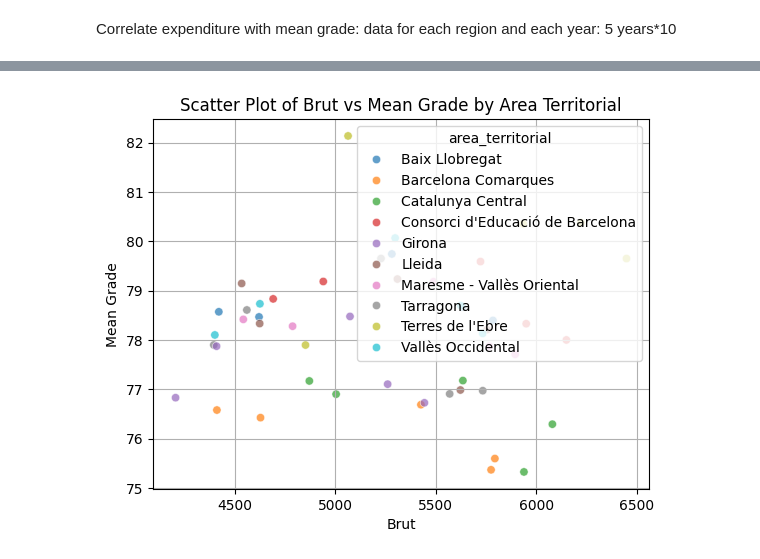
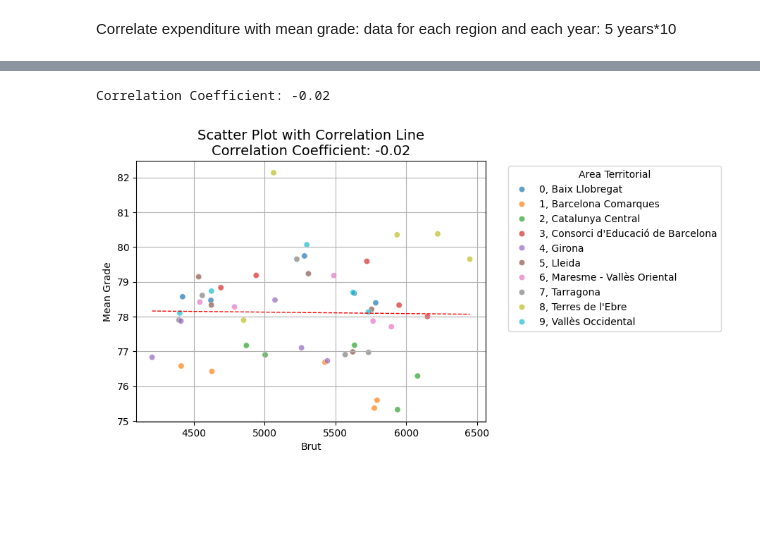
Before and after one commit to edejuan2002/avdm_Competecies, a Jupyter notebook: Eduardo/ed_approach.ipynb, the cells around one changed output, grey strips where cells are left out. Cells and saved outputs as stored; diff of their text form; code cells hidden in the pictures; blank space fills up the shorter version.

```diff
--- a/Eduardo/ed_approach.ipynb
+++ b/Eduardo/ed_approach.ipynb
@@ -373,15 +308,36 @@ plt.show()
+# %%
+df_corrs2 = df_corrs.copy()
+df_corrs2['area_territorial'] = (df_corrs.index % 10).astype(str) + ', ' + df_corrs['area_territorial']
 # %%
-# Scatter plot with Seaborn
-sns.scatterplot(data=df_corrs, x='brut_per_alumne', y='mean_grade', hue='area_territorial', alpha=0.7)
+# Calculate the correlation coefficient
+corr_coeff = np.corrcoef(df_corrs2['brut_per_alumne'], df_corrs2['mean_grade'])[0, 1]
+print(f"Correlation Coefficient: {corr_coeff:.2f}")
+
+# Scatter plot with regression line
+sns.scatterplot(data=df_corrs2, x='brut_per_alumne', y='mean_grade', hue='area_territorial', alpha=0.7)
+
+# Add the regression line with thinner and dashed style
+sns.regplot(
+    data=df_corrs2,
+    x='brut_per_alumne',
+    y='mean_grade',
+    scatter=False,
+    color='red',
+    ci=None,
+    line_kws={'linestyle': '--', 'linewidth': 1}  # Dashed line and thinner width
+)
 
 # Customize the plot
-plt.title('Scatter Plot of Brut vs Mean Grade by Area Territorial')
+plt.title(f'Scatter Plot with Correlation Line\nCorrelation Coefficient: {corr_coeff:.2f}', fontsize=14)
 plt.xlabel('Brut')
 plt.ylabel('Mean Grade')
-# plt.legend(title='Area Territorial')
 plt.grid(True)
+
+# Move the legend outside the plot
+plt.legend(title='Area Territorial', bbox_to_anchor=(1.05, 1), loc='upper left')
 
 # Show the plot
 plt.show()
 # %% [output]
+Correlation Coefficient: -0.02
-[figure, old version]
+[figure, new version]
```
Also changed, not shown: parts of 19 cells of this notebook.
